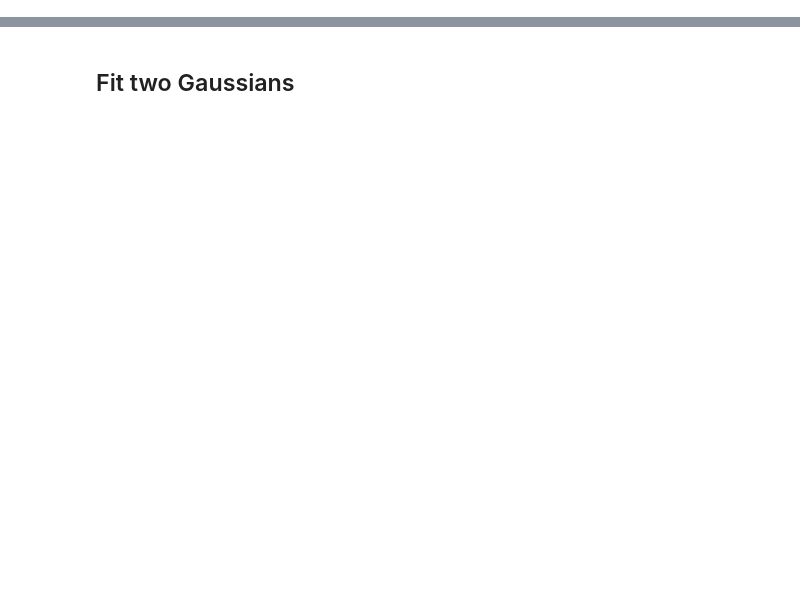
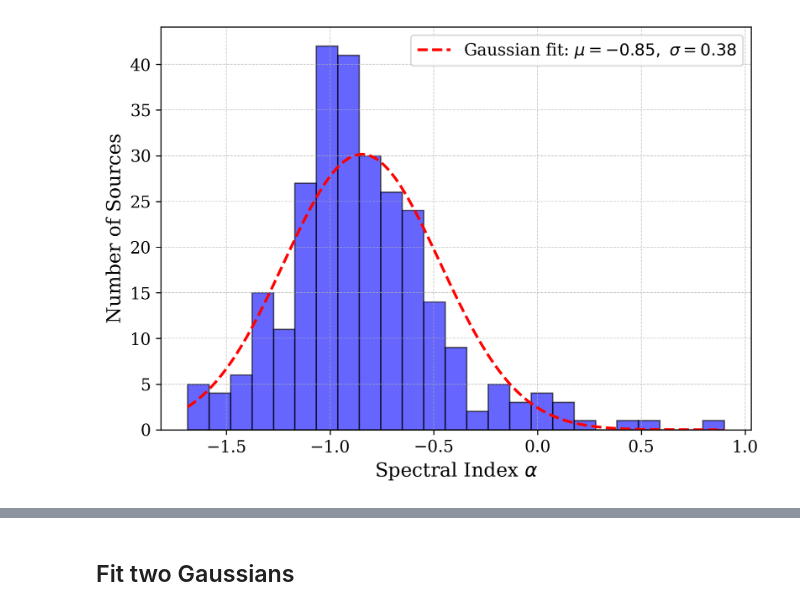
Before and after one commit to halehhajizadeh/VLA-Perseus, a Jupyter notebook: scripts/1-spectral-index-to-big-table.ipynb, the cells around one changed output, grey strips where cells are left out. Cells and saved outputs as stored; diff of their text form; code cells hidden in the pictures; blank space fills up the shorter version.

```diff
--- a/scripts/1-spectral-index-to-big-table.ipynb
+++ b/scripts/1-spectral-index-to-big-table.ipynb
@@ -237,0 +238,82 @@ to_save.head()
+# %%
+import numpy as np
+import matplotlib.pyplot as plt
+import os
+from scipy.stats import norm
+
+# ======================================
+# Global plot style (MATCHING RM HISTOGRAM)
+# ======================================
+plt.rcParams.update({
+    'font.family': 'serif',
+    'font.size': 14,
+    'axes.labelsize': 14,
+    'axes.titlesize': 14,
+    'legend.fontsize': 12,
+    'xtick.labelsize': 12,
+    'ytick.labelsize': 12,
+    'figure.dpi': 300,
+    'savefig.dpi': 300,
+    'text.usetex': False
+})
+
+# ======================================
+# Load spectral indices (lmfit good fits)
+# ======================================
+alpha = alpha_good_lmfit["alpha_lmfit"].dropna().values
+
+if len(alpha) == 0:
+    print("⚠️ No lmfit α values available.")
+    raise SystemExit
+
+# ======================================
+# Single Gaussian fit
+# ======================================
+mu, sigma = norm.fit(alpha)
+
+# ======================================
+# Plot
+# ======================================
+fig, ax = plt.subplots(figsize=(7, 5))
+
+counts, bins, _ = ax.hist(
+    alpha,
+    bins=25,
+    color='blue',
+    edgecolor='black',
+    alpha=0.6
+)
+
+# Scale Gaussian to histogram counts
+bin_width = bins[1] - bins[0]
+x = np.linspace(bins[0], bins[-1], 1000)
+y = norm.pdf(x, mu, sigma) * len(alpha) * bin_width
+
+ax.plot(
+    x, y,
+    'r--',
+    linewidth=2,
+    label=rf'Gaussian fit: $\mu={mu:.2f},\ \sigma={sigma:.2f}$'
+)
+
+# Labels
+ax.set_xlabel(r'Spectral Index $\alpha$')
+ax.set_ylabel('Number of Sources')
+
+ax.grid(True, linestyle='--', linewidth=0.5, alpha=0.7)
+ax.legend()
+
+plt.tight_layout()
+
+# ======================================
+# Save
+# ======================================
+out = '../paper1/figs/spectral_index_histogram_counts.pdf'
+os.makedirs(os.path.dirname(out), exist_ok=True)
+plt.savefig(out, bbox_inches='tight')
+plt.show()
+
+print(f"✅ Saved: {out}")
+print(f"   μ = {mu:.3f}, σ = {sigma:.3f}")
+# %% [output]
+[figure, added]
```
Also changed, not shown: parts of 9 cells of this notebook, 9 other files.
